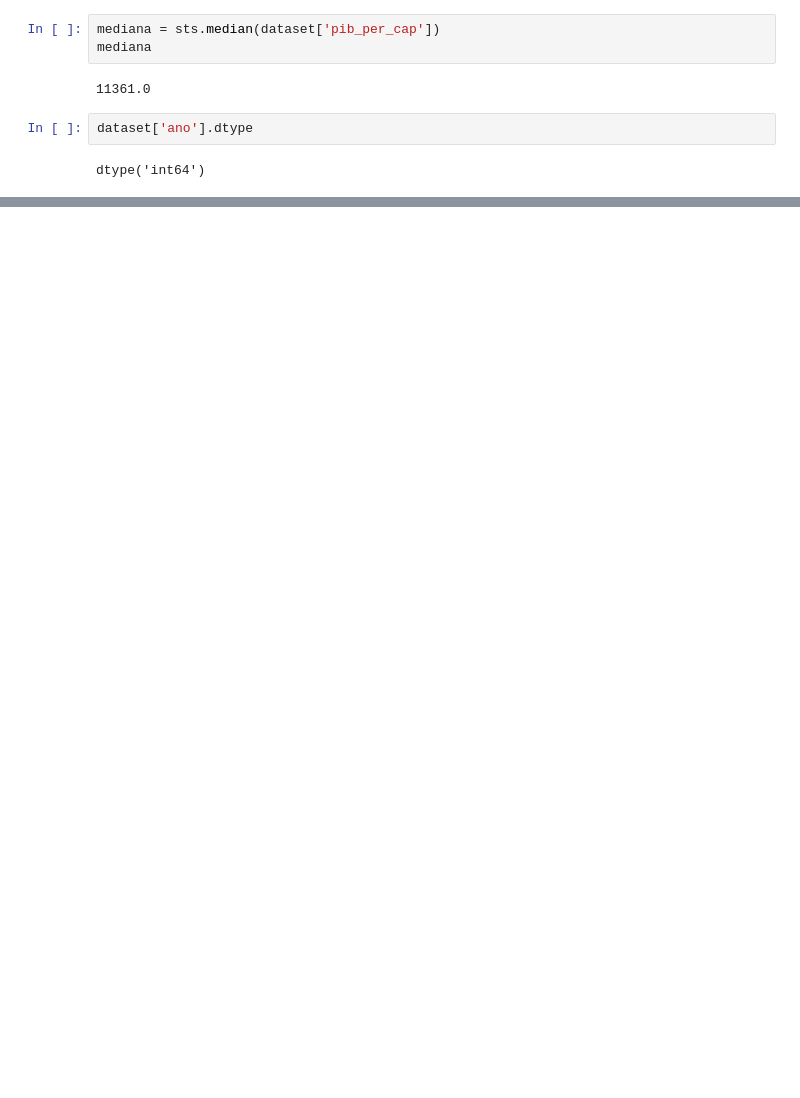
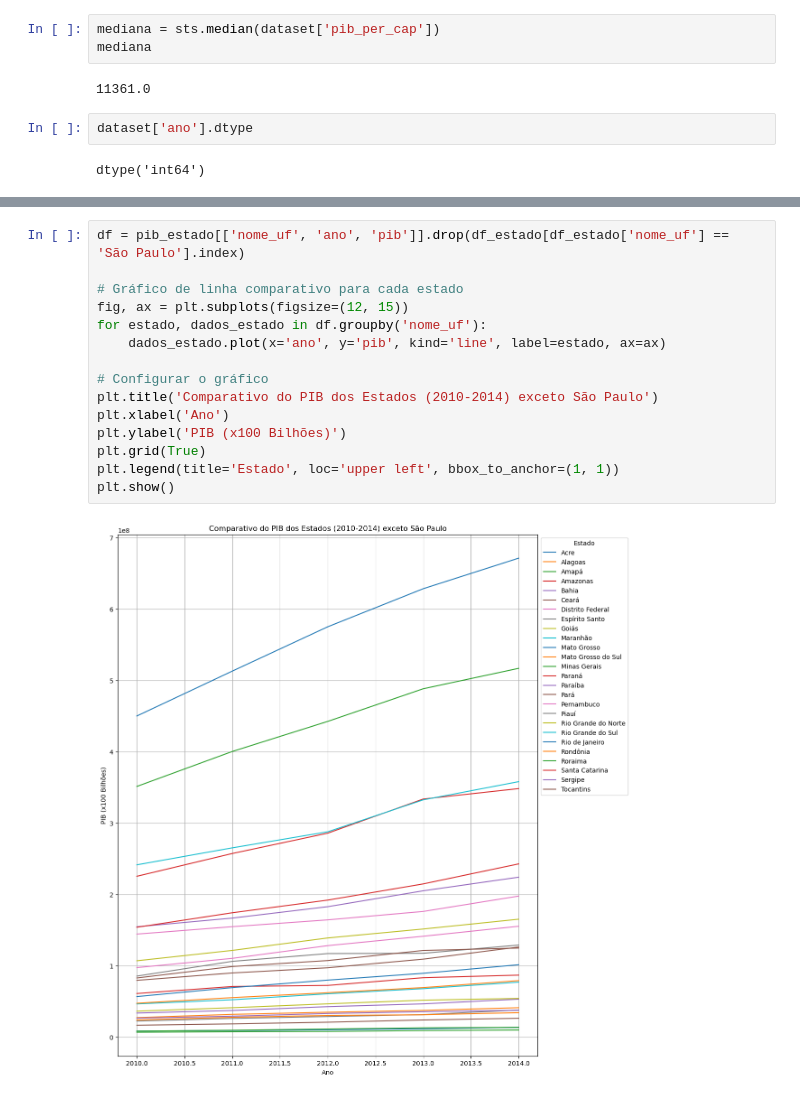
Before and after one commit to thaleswillreis/IBGE_DataAnalysis, a Jupyter notebook: senso.ipynb, the cells around one changed output, grey strips where cells are left out. Saved outputs shown, nothing was run; the diff lists cells and outputs as text; blank space fills up the shorter version.

```diff
--- a/senso.ipynb
+++ b/senso.ipynb
@@ -115,0 +304,17 @@ dtype: int64
+# %%
+df = pib_estado[['nome_uf', 'ano', 'pib']].drop(df_estado[df_estado['nome_uf'] == 'São Paulo'].index)
+
+# Gráfico de linha comparativo para cada estado
+fig, ax = plt.subplots(figsize=(12, 15))
+for estado, dados_estado in df.groupby('nome_uf'):
+    dados_estado.plot(x='ano', y='pib', kind='line', label=estado, ax=ax)
+
+# Configurar o gráfico
+plt.title('Comparativo do PIB dos Estados (2010-2014) exceto São Paulo')
+plt.xlabel('Ano')
+plt.ylabel('PIB (x100 Bilhões)')
+plt.grid(True)
+plt.legend(title='Estado', loc='upper left', bbox_to_anchor=(1, 1))
+plt.show()
+# %% [output]
+[figure, added]
```
Also changed, not shown: parts of 21 cells of this notebook.
